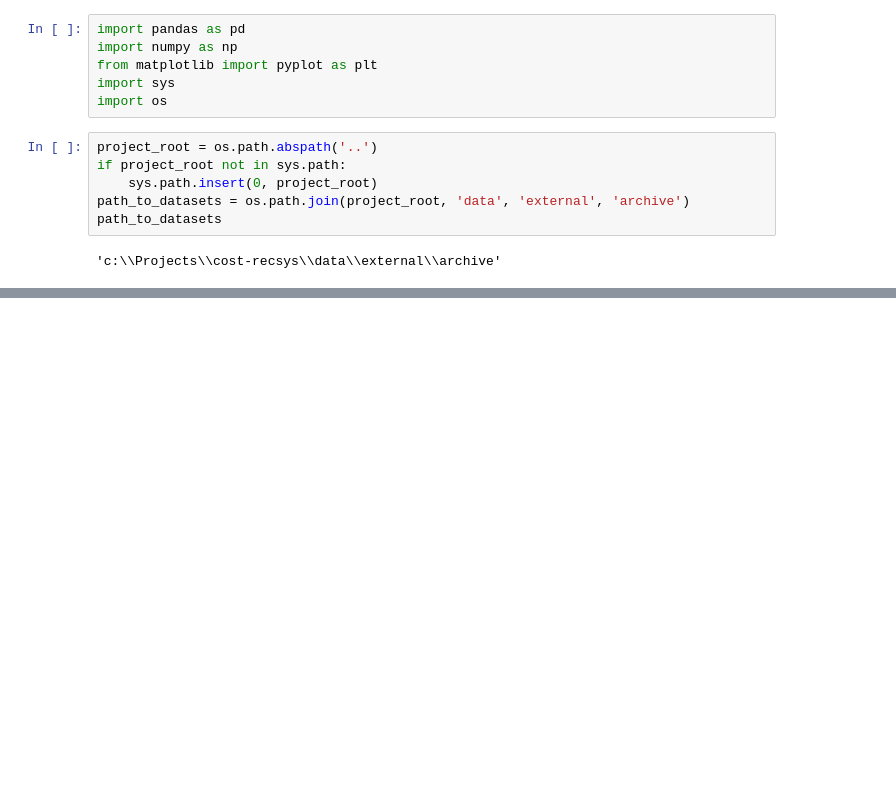
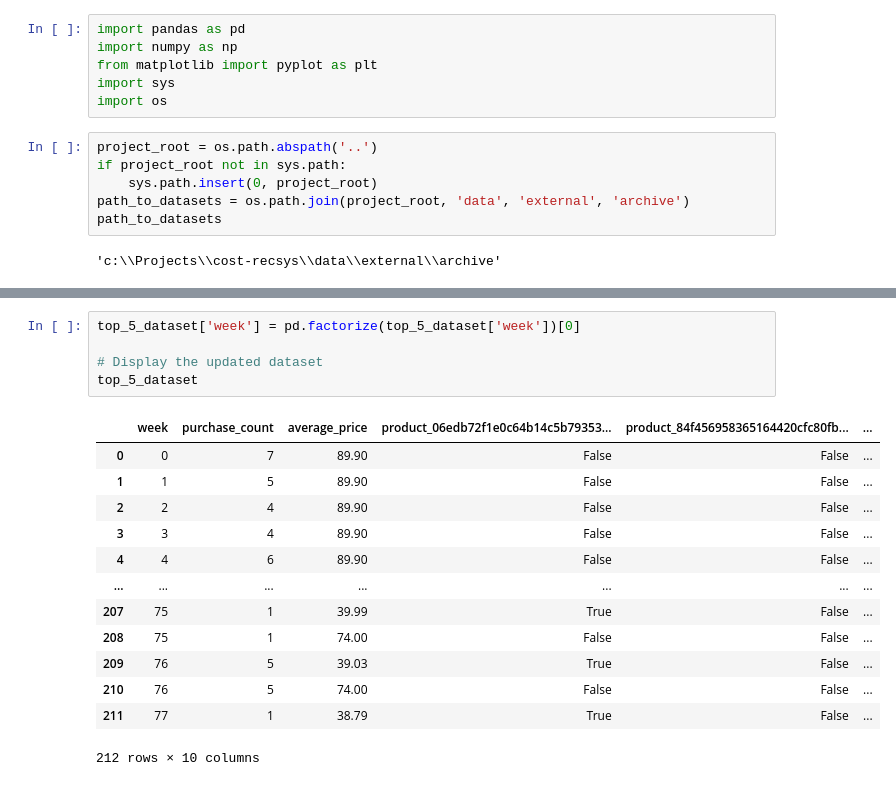
Before and after one commit to citec-spbu/cost-recsys, a Jupyter notebook: notebooks/data_exploration.ipynb, the cells around one changed output, grey strips where cells are left out. Saved outputs shown, nothing was run; the diff lists cells and outputs as text; blank space fills up the shorter version.

```diff
--- a/notebooks/data_exploration.ipynb
+++ b/notebooks/data_exploration.ipynb
@@ -28,0 +254,19 @@ orders.head()
+# %%
+top_5_dataset['week'] = pd.factorize(top_5_dataset['week'])[0]
+
+# Display the updated dataset
+top_5_dataset
+# %% [output]
+|  | week | purchase_count | average_price | product_06edb72f1e0c64b14c5b79353... | product_84f456958365164420cfc80fb... | ... |
+| 0 | 0 | 7 | 89.90 | False | False | ... |
+| 1 | 1 | 5 | 89.90 | False | False | ... |
+| 2 | 2 | 4 | 89.90 | False | False | ... |
+| 3 | 3 | 4 | 89.90 | False | False | ... |
+| 4 | 4 | 6 | 89.90 | False | False | ... |
+| ... | ... | ... | ... | ... | ... | ... |
+| 207 | 75 | 1 | 39.99 | True | False | ... |
+| 208 | 75 | 1 | 74.00 | False | False | ... |
+| 209 | 76 | 5 | 39.03 | True | False | ... |
+| 210 | 76 | 5 | 74.00 | False | False | ... |
+| 211 | 77 | 1 | 38.79 | True | False | ... |
+212 rows × 10 columns
```
Also changed, not shown: parts of 15 cells of this notebook.
